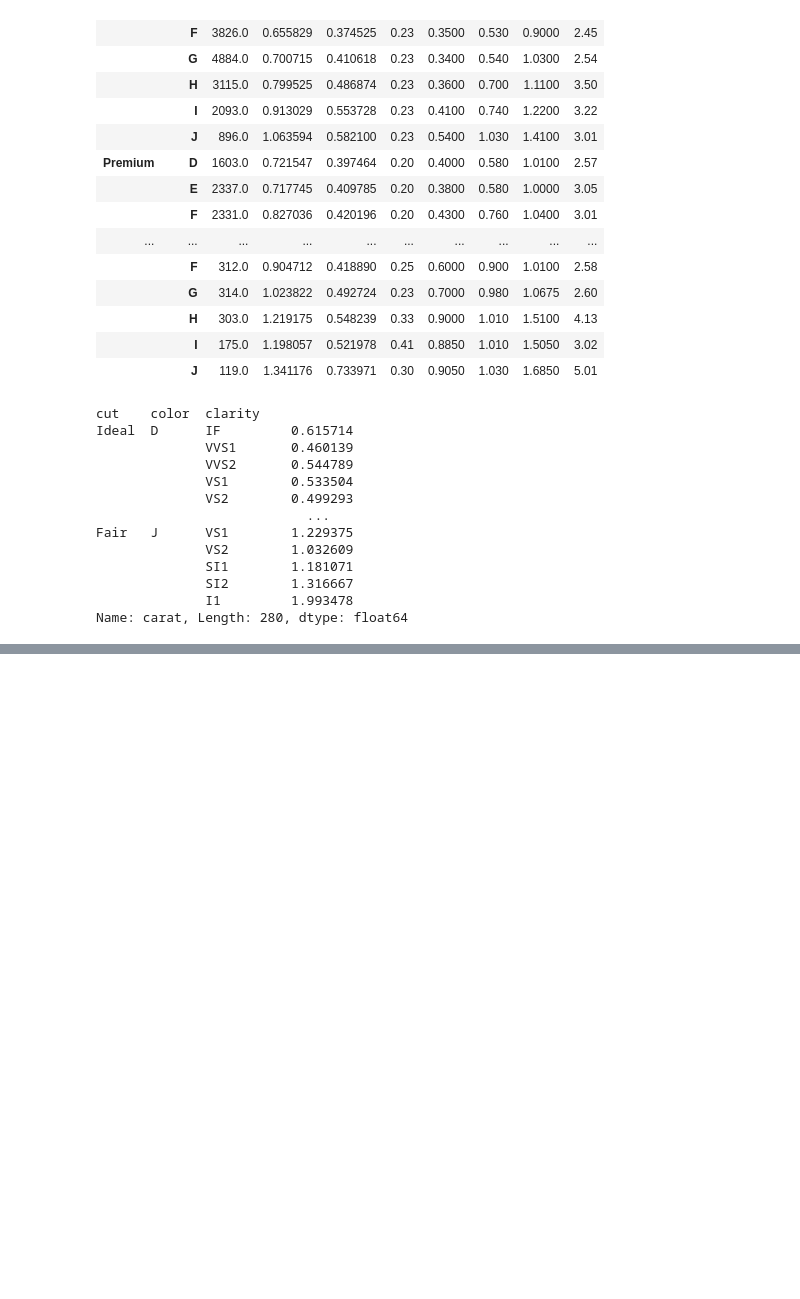
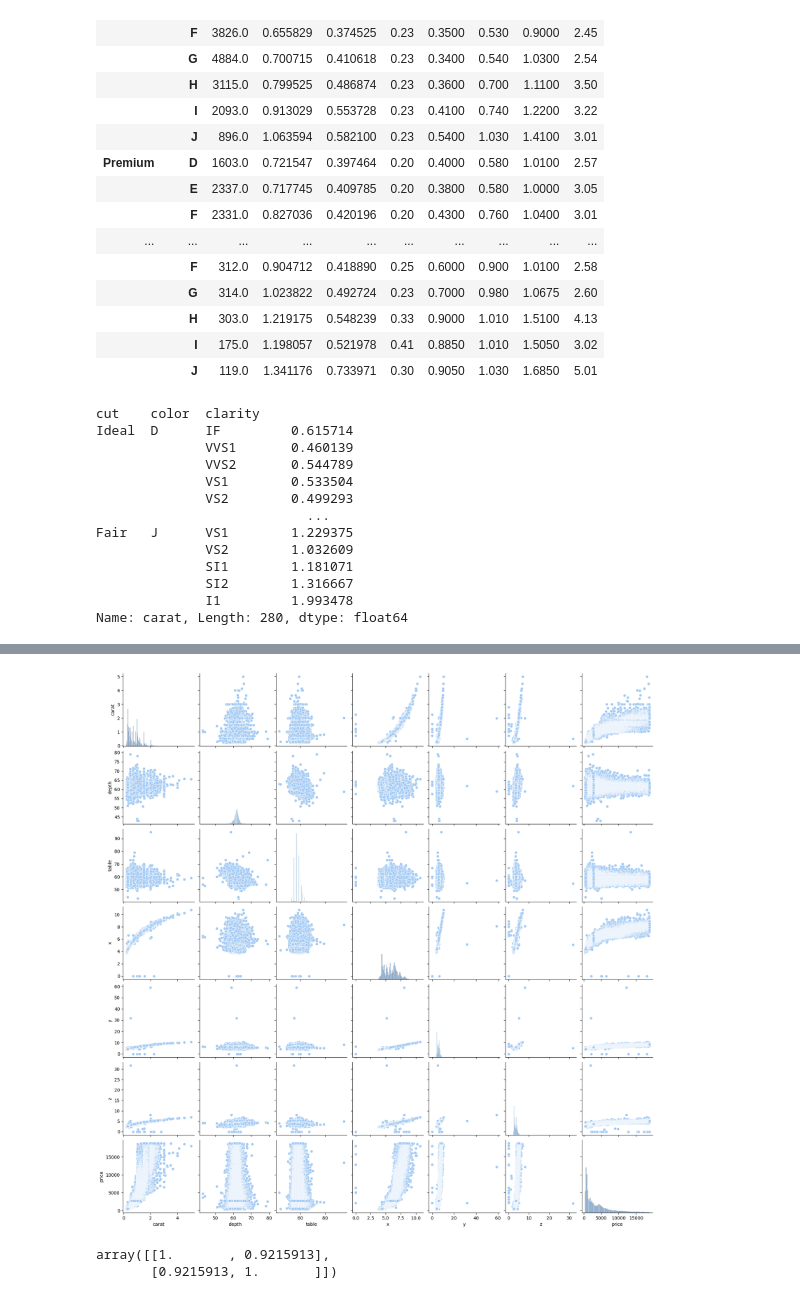
Before and after one commit to joahyot/202308_python_training_YJ, a Jupyter notebook: DemoPython04.ipynb, the cells around one changed output, grey strips where cells are left out. Cells and saved outputs as stored; diff of their text form; code cells hidden in the pictures; blank space fills up the shorter version.

```diff
--- a/DemoPython04.ipynb
+++ b/DemoPython04.ipynb
@@ -404,0 +434,11 @@ Name: carat, Length: 280, dtype: float64
+# %%
+# (2) 산점행렬도(SPM: Scatter Plot Matrix)
+# data : 수치형 데이터로만 이루어져 있어야 함
+# seaborn.pairplot(data)
+# plt.show()
+
+diamonds2 = diamonds.loc[:, ["carat", "depth", "table", "x", "y", "z", "price"]]
+sns.pairplot(diamonds2)
+plt.show()
+# %% [output]
+[figure, added]
@@ -404,0 +468,14 @@ Name: carat, Length: 280, dtype: float64
+# %%
+# (1) 2개의 수치형 데이터에 대한 상관계수
+# numpy.corrcoef(수치형데이터, 수치형데이터)
+
+np.corrcoef(diamonds.carat, diamonds.price)
+
+# 0.922
+# 상관계수는 특별하지 않으면 소수점 3째자리까지 표현
+
+# carat(무게)와 price(가격)은 매우 강한 양의 상관관계가 있는 것으로 보인다.
+# carat이 증가할수록 price도 증가하는 매우 강한 양의 상관관계를 보인다.
+# %% [output]
+array([[1.       , 0.9215913],
+       [0.9215913, 1.       ]])
```
Also changed, not shown: parts of 31 cells of this notebook, 2 other files.
